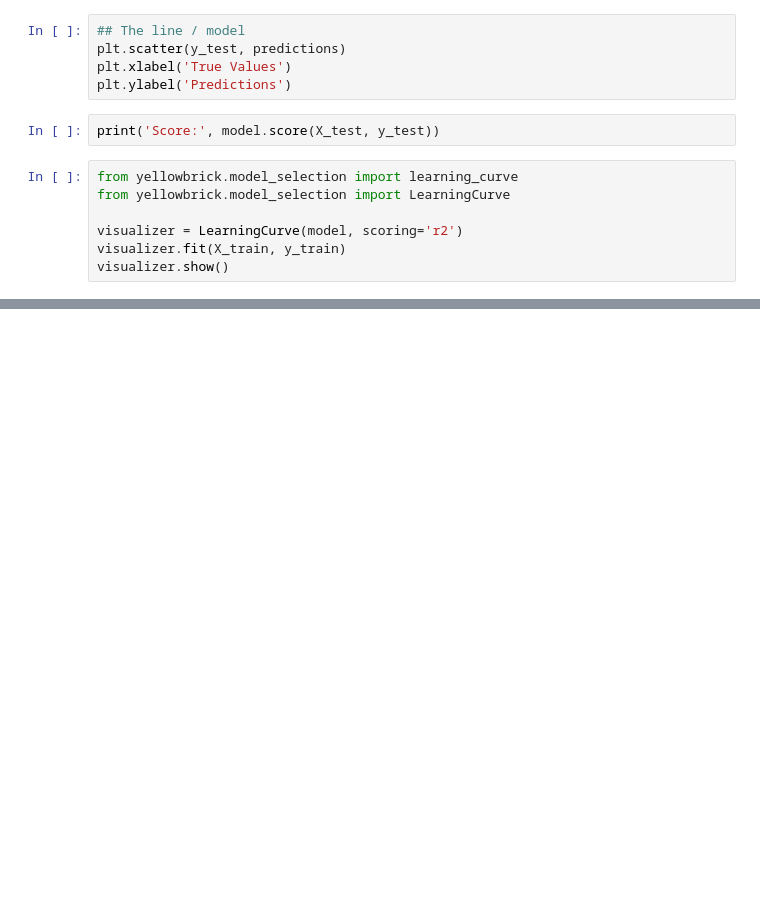
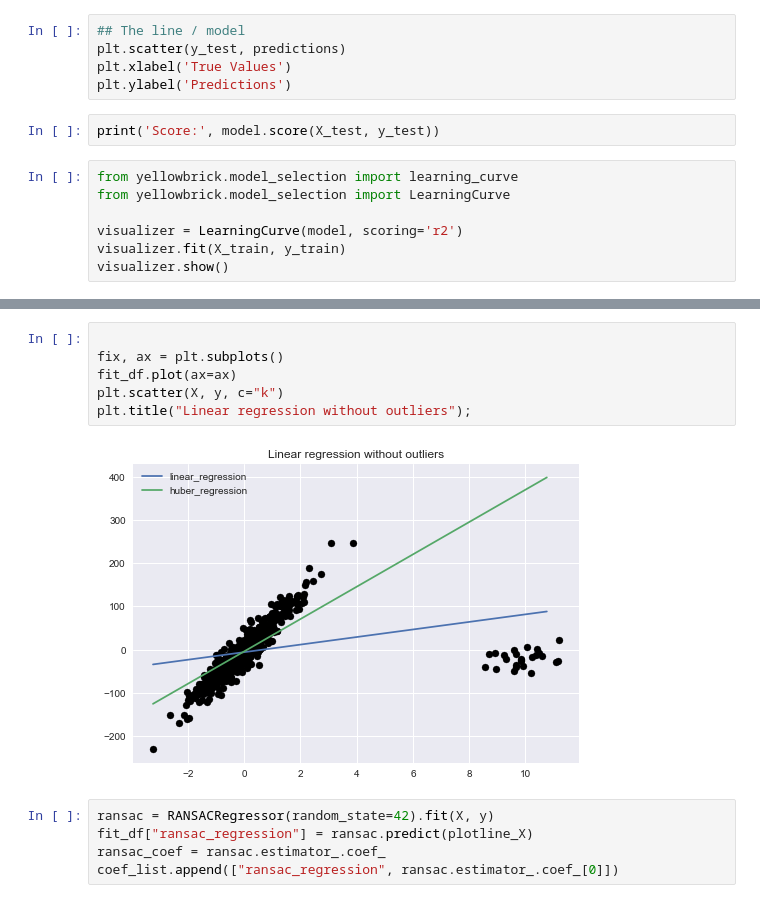
Before and after one commit to clement-camara/calories_pred, a Jupyter notebook: Notebook ML/Gridsearch.ipynb, the cells around one changed output, grey strips where cells are left out. Drawn from its saved outputs; the diff is of its cells as text; blank space fills up the shorter version.

```diff
--- a/Notebook ML/Gridsearch.ipynb
+++ b/Notebook ML/Gridsearch.ipynb
@@ -513,0 +686,13 @@ visualizer.show()
+# %%
+
+fix, ax = plt.subplots()
+fit_df.plot(ax=ax)
+plt.scatter(X, y, c="k")
+plt.title("Linear regression without outliers");
+# %% [output]
+[figure, added]
+# %%
+ransac = RANSACRegressor(random_state=42).fit(X, y)
+fit_df["ransac_regression"] = ransac.predict(plotline_X)
+ransac_coef = ransac.estimator_.coef_
+coef_list.append(["ransac_regression", ransac.estimator_.coef_[0]])
```
Also changed, not shown: parts of 78 cells of this notebook, 6 other files.
